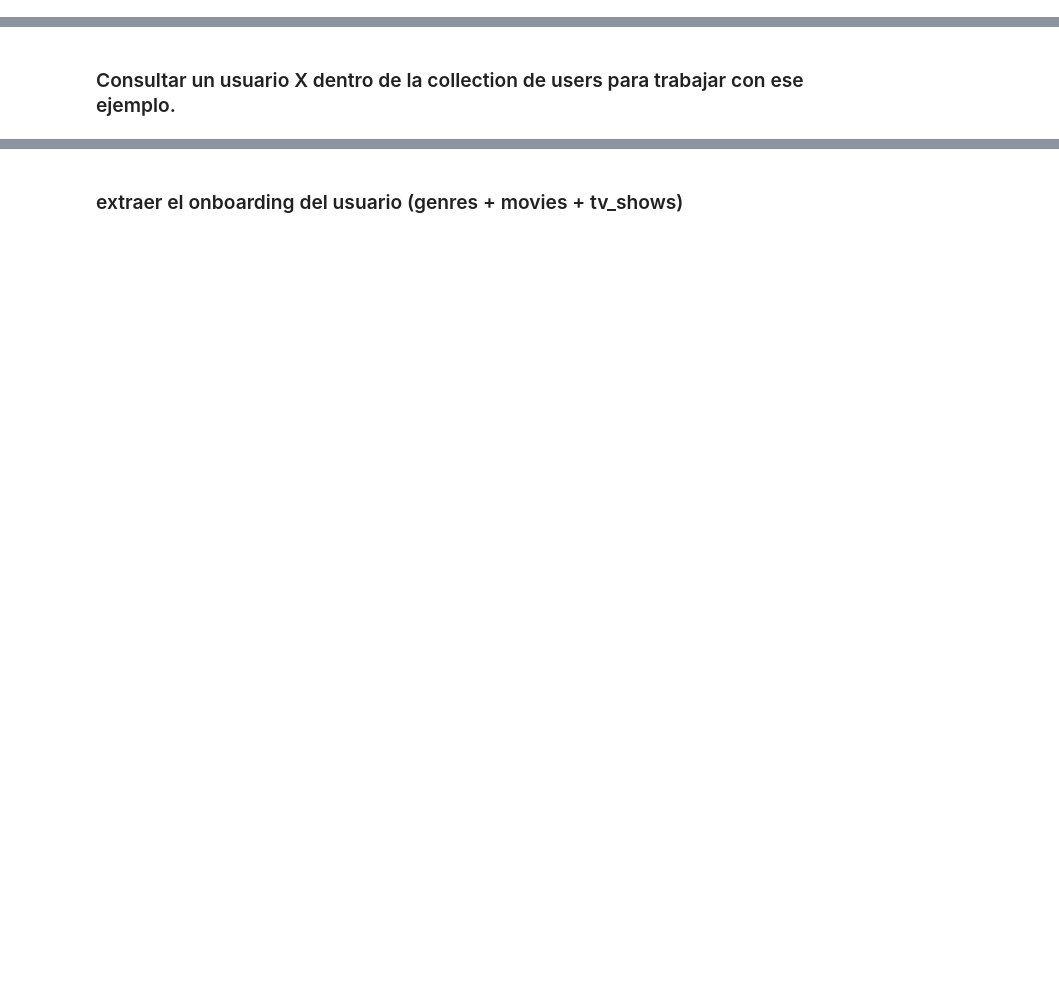
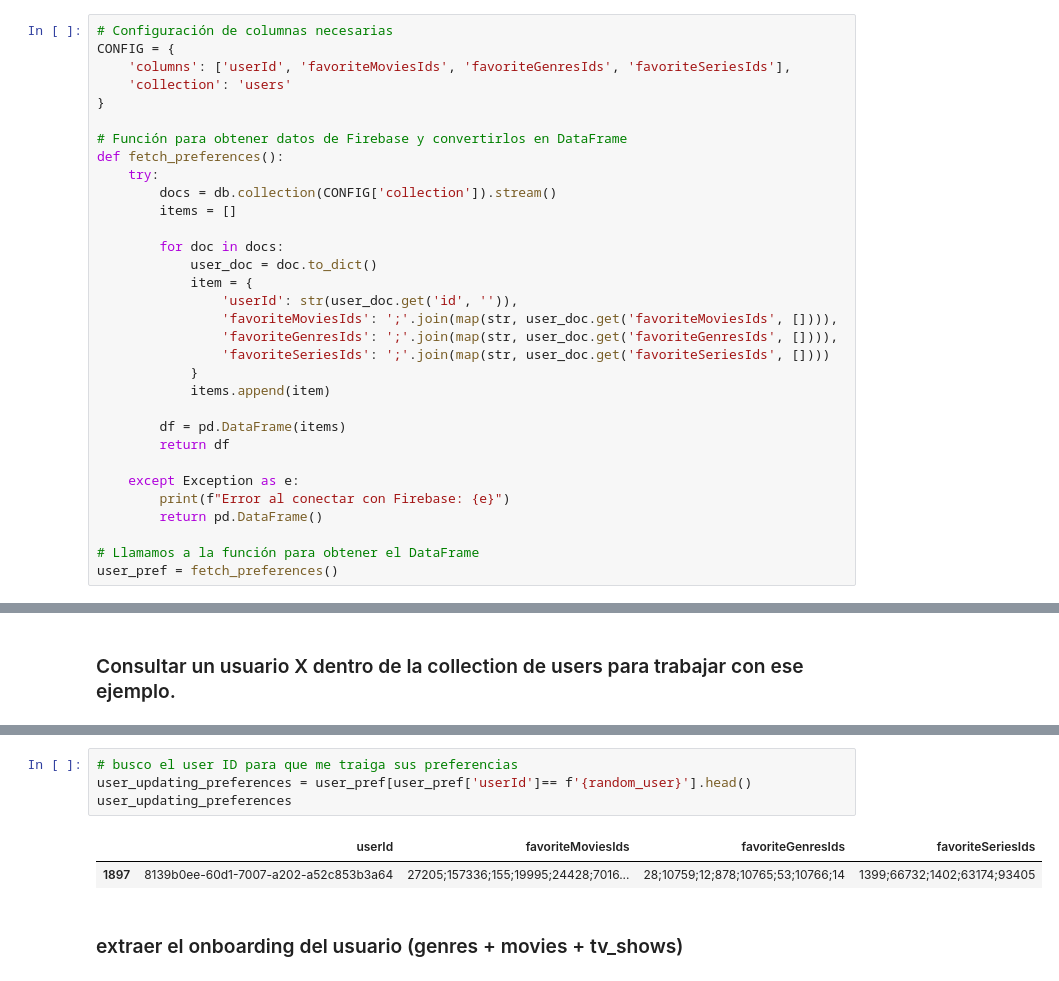
Before and after one commit to BubboApp/bubbo-data, a Jupyter notebook: recommendation-engine-alpha/from_user_pref_to_similarities.ipynb, the cells around one changed output, grey strips where cells are left out. Drawn from its saved outputs; the diff is of its cells as text; blank space fills up the shorter version.

```diff
--- a/recommendation-engine-alpha/from_user_pref_to_similarities.ipynb
+++ b/recommendation-engine-alpha/from_user_pref_to_similarities.ipynb
@@ -49,3 +62,35 @@ if not firebase_admin._apps:
 db = firestore.client(app=default_app)
 # NOMBRE DE COLLECTION  = db.collection('Data_EN') <<<<<<< Cambiar a users
 # collection_Genres_DB = db.collection('Genres_DB')
+# %%
+# Configuración de columnas necesarias
+CONFIG = {
+    'columns': ['userId', 'favoriteMoviesIds', 'favoriteGenresIds', 'favoriteSeriesIds'],
+    'collection': 'users'
+}
+
+# Función para obtener datos de Firebase y convertirlos en DataFrame
+def fetch_preferences():
+    try:
+        docs = db.collection(CONFIG['collection']).stream()
+        items = []
+
+        for doc in docs:
+            user_doc = doc.to_dict()
+            item = {
+                'userId': str(user_doc.get('id', '')),
+                'favoriteMoviesIds': ';'.join(map(str, user_doc.get('favoriteMoviesIds', []))),
+                'favoriteGenresIds': ';'.join(map(str, user_doc.get('favoriteGenresIds', []))),
+                'favoriteSeriesIds': ';'.join(map(str, user_doc.get('favoriteSeriesIds', [])))
+            }
+            items.append(item)
+
+        df = pd.DataFrame(items)
+        return df
+
+    except Exception as e:
+        print(f"Error al conectar con Firebase: {e}")
+        return pd.DataFrame()
+
+# Llamamos a la función para obtener el DataFrame
+user_pref = fetch_preferences()
@@ -68,2 +115,9 @@ else:
+# %%
+# busco el user ID para que me traiga sus preferencias
+user_updating_preferences = user_pref[user_pref['userId']== f'{random_user}'].head()
+user_updating_preferences
+# %% [output]
+|  | userId | favoriteMoviesIds | favoriteGenresIds | favoriteSeriesIds |
+| 1897 | 8139b0ee-60d1-7007-a202-a52c853b3a64 | 27205;157336;155;19995;24428;7016... | 28;10759;12;878;10765;53;10766;14 | 1399;66732;1402;63174;93405 |
 # %% [markdown]
 ### extraer el onboarding del usuario (genres + movies + tv_shows)
```
Also changed, not shown: parts of 14 cells of this notebook.
